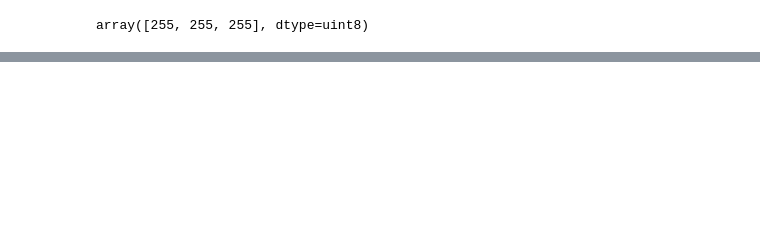
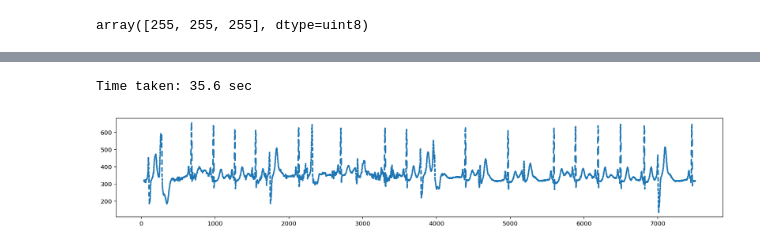
Before and after one commit to JNYH/ecg_vbeat, a Jupyter notebook: ecg_vbeat.ipynb, the cells around one changed output, grey strips where cells are left out. Saved outputs shown, nothing was run; the diff lists cells and outputs as text; code cells hidden in the pictures; blank space fills up the shorter version.

```diff
--- a/ecg_vbeat.ipynb
+++ b/ecg_vbeat.ipynb
@@ -161,15 +144,0 @@ show_graph(x_list, y_list, 2, 5)
-# %%
-# to locate position of "N" (blue color)
-
-x_list, y_list = [], []
-y=45
-x=100   # start position, not too close to left boundary
-while x<7422:   # end position, not too close to right boundary
-    if np.all(image[y][x] == (255, 0, 0)):
-        x_list.append(x)
-        y_list.append(750-y)
-        x += 25
-    x += 1
-
-plt.figure(figsize = [18,1])   # [width, height]
-plt.scatter(x_list, y_list)
@@ -335,5 +144,0 @@ array([[  0,   0,   0, ..., 244, 243, 244],
-# %%
-X = np.array(train_X)
-print(len(X))
-y = np.array(train_y)
-print(len(y))
@@ -616,0 +145,17 @@ df.to_csv('test_results.csv', index=False)
+# %%
+# to extract black pixel from the entire image, 7522 x 750 pixel
+image = cv2.imread('a3_45.png')
+time1 = time.time()
+x_list, y_list = [], []
+
+for x in np.arange(0, 7522, 1):
+    for y in np.arange(0, 750, 1):
+        if np.all(image[y][x] == (0, 0, 0)):   # black
+            x_list.append(x)
+            y_list.append(750-y)
+
+print('Time taken: {:.1f} sec'.format(time.time() - time1))
+show_graph(x_list, y_list, 18, 3)
+# %% [output]
+Time taken: 35.6 sec
+[figure, added]
```
Also changed, not shown: parts of 59 cells of this notebook.
